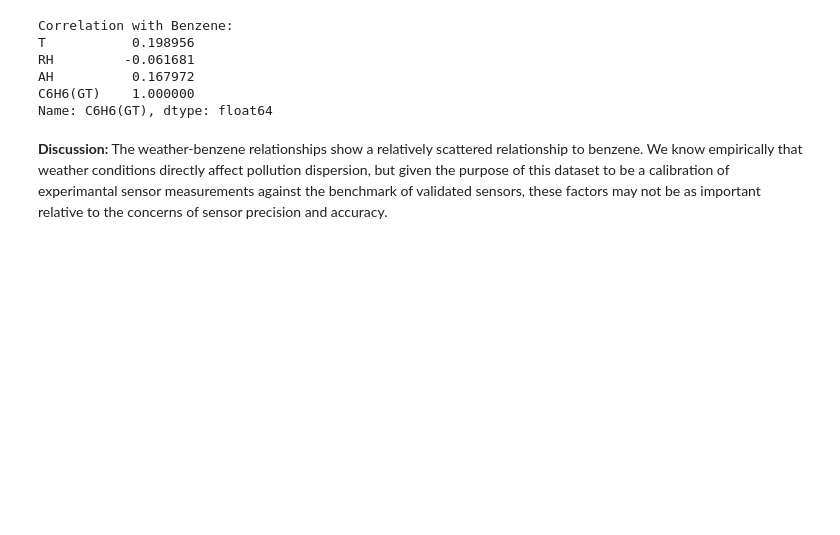
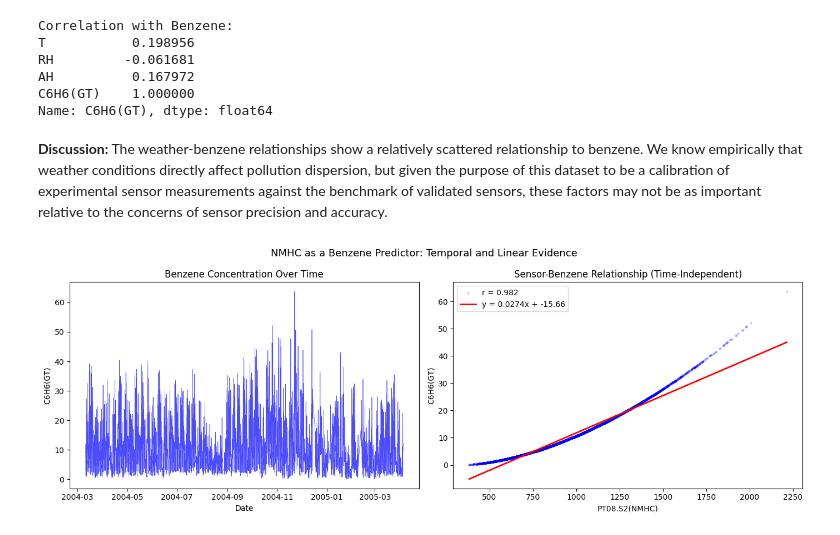
Before and after one commit to HannahShaw21/ST-554-Project1, a Jupyter notebook: Task2/Project_1_Task_2_David_Pressley.ipynb, the cells around one changed output. Drawn from its saved outputs; the diff is of its cells as text; code cells hidden in the pictures; blank space fills up the shorter version.

```diff
--- a/Task2/Project_1_Task_2_David_Pressley.ipynb
+++ b/Task2/Project_1_Task_2_David_Pressley.ipynb
@@ -905,4 +901,36 @@ AH          0.167972
 C6H6(GT)    1.000000
 Name: C6H6(GT), dtype: float64
 # %% [markdown]
-**Discussion:** The weather-benzene relationships show a relatively scattered relationship to benzene. We know empirically that weather conditions directly affect pollution dispersion, but given the purpose of this dataset to be a calibration of experimantal sensor measurements against the benchmark of validated sensors, these factors may not be as important relative to the concerns of sensor precision and accuracy.
+**Discussion:** The weather-benzene relationships show a relatively scattered relationship to benzene. We know empirically that weather conditions directly affect pollution dispersion, but given the purpose of this dataset to be a calibration of experimental sensor measurements against the benchmark of validated sensors, these factors may not be as important relative to the concerns of sensor precision and accuracy.
+# %%
+fig, (ax1, ax2) = plt.subplots(1, 2, figsize=(14, 5))
+
+# left panel with benzene over time
+ax1.plot(benzene_analysis_df.index, benzene_analysis_df[target_col],
+         alpha=0.7, linewidth=0.5, color="blue")
+ax1.set_xlabel("Date")
+ax1.set_ylabel("C6H6(GT)")
+ax1.set_title("Benzene Concentration Over Time")
+
+# right panel with strongest correlation
+ax2.scatter(benzene_analysis_df["PT08.S2(NMHC)"],
+            benzene_analysis_df[target_col],
+            alpha=0.15, s=5, color="blue")
+
+# trend line using numpy polyfit
+mask = benzene_analysis_df[["PT08.S2(NMHC)", target_col]].dropna()
+m, b = np.polyfit(mask["PT08.S2(NMHC)"], mask[target_col], 1)
+x_range = np.linspace(mask["PT08.S2(NMHC)"].min(), mask["PT08.S2(NMHC)"].max(), 100)
+ax2.plot(x_range, m * x_range + b, color="red", linewidth=2, label=f"y = {m.round(4)}x + {b.round(2)}")
+
+correlation = mask["PT08.S2(NMHC)"].corr(mask[target_col])
+ax2.set_xlabel("PT08.S2(NMHC)")
+ax2.set_ylabel("C6H6(GT)")
+ax2.set_title("Sensor-Benzene Relationship (Time-Independent)")
+ax2.legend([f"r = {correlation.round(3)}", f"y = {m.round(4)}x + {b.round(2)}"], loc="upper left")
+
+plt.suptitle("NMHC as a Benzene Predictor: Temporal and Linear Evidence", fontsize=13)
+plt.tight_layout()
+plt.show()
+# %% [output]
+[figure, added]
```
Also changed, not shown: parts of 8 cells of this notebook.
